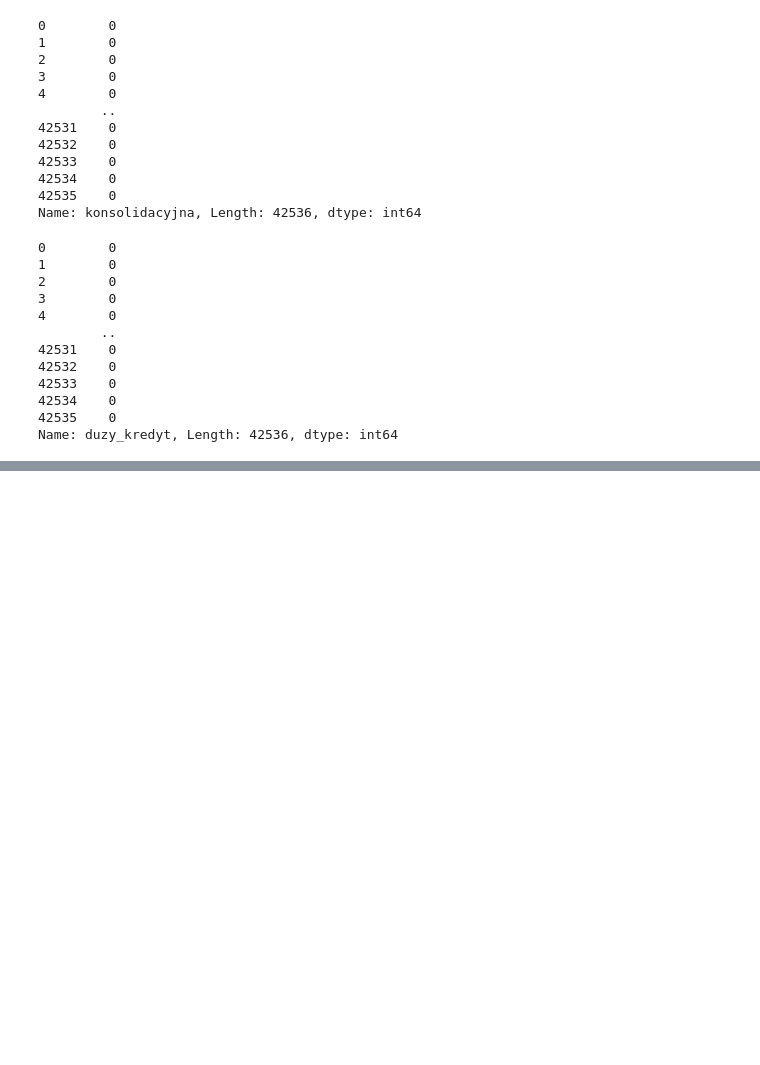
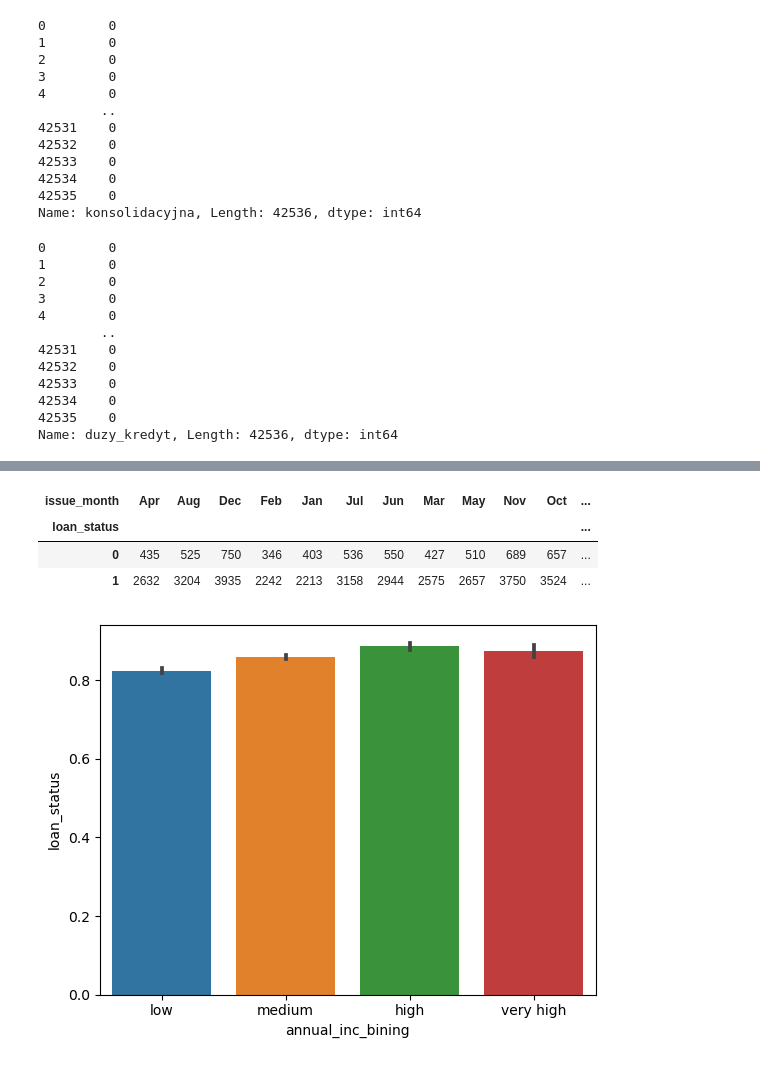
Before and after one commit to magdamarzec/SQL, a Jupyter notebook: future eng.ipynb, the cells around one changed output, grey strips where cells are left out. Saved outputs shown, nothing was run; the diff lists cells and outputs as text; code cells hidden in the pictures; blank space fills up the shorter version.

```diff
--- a/future eng.ipynb
+++ b/future eng.ipynb
@@ -971,0 +1066,8 @@ Name: duzy_kredyt, Length: 42536, dtype: int64
+# %%
+def verification(df):
+    if (df['verification_status'] == 'Source Verified'):
+        return 1
+    else:
+        return 0
+# %%
+df['source_verified'] = df.apply(verification, axis=1)
@@ -971,0 +1091,2 @@ Name: duzy_kredyt, Length: 42536, dtype: int64
+# %%
+df['issue_month'] = pd.Series(df.issue_d).str.replace(r'-\d+', '')
@@ -971,0 +1112,7 @@ Name: duzy_kredyt, Length: 42536, dtype: int64
+# %%
+pd.pivot_table(df, index='loan_status', columns='issue_month', aggfunc="size")
+# %% [output]
+| issue_month | Apr | Aug | Dec | Feb | Jan | Jul | Jun | Mar | May | Nov | Oct | ... |
+| loan_status |  |  |  |  |  |  |  |  |  |  |  | ... |
+| 0 | 435 | 525 | 750 | 346 | 403 | 536 | 550 | 427 | 510 | 689 | 657 | ... |
+| 1 | 2632 | 3204 | 3935 | 2242 | 2213 | 3158 | 2944 | 2575 | 2657 | 3750 | 3524 | ... |
@@ -971,0 +1123,17 @@ Name: duzy_kredyt, Length: 42536, dtype: int64
+# %%
+def annual_income(n):
+    if n <= 50000:
+        return 'low'
+    elif n > 50000 and n <=100000:
+        return 'medium'
+    elif n > 100000 and n <=150000:
+        return 'high'
+    else:
+        return 'very high'
+
+df['annual_inc_bining'] = df['annual_inc'].apply(lambda x: annual_income(x))
+# %%
+sns.barplot(x='annual_inc_bining', y='loan_status', data=df)
+plt.show()
+# %% [output]
+[figure, added]
```
Also changed, not shown: parts of 75 cells of this notebook.
